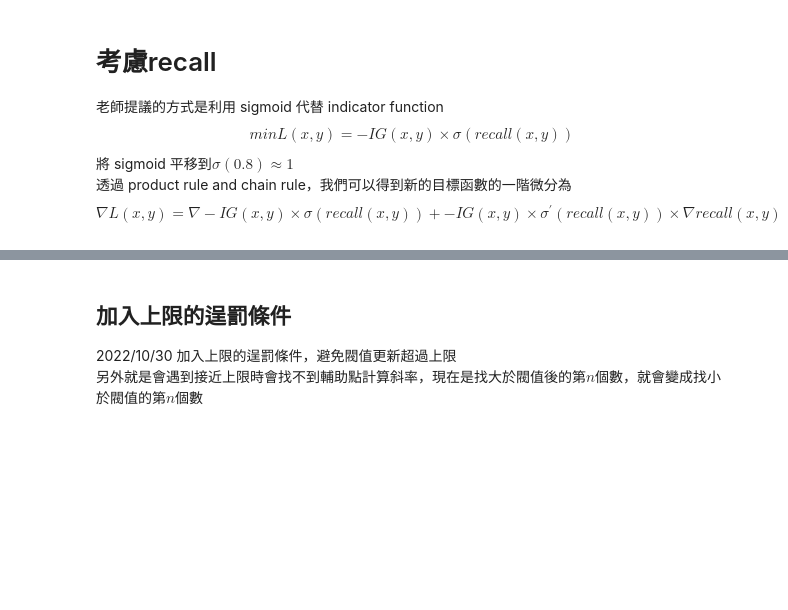
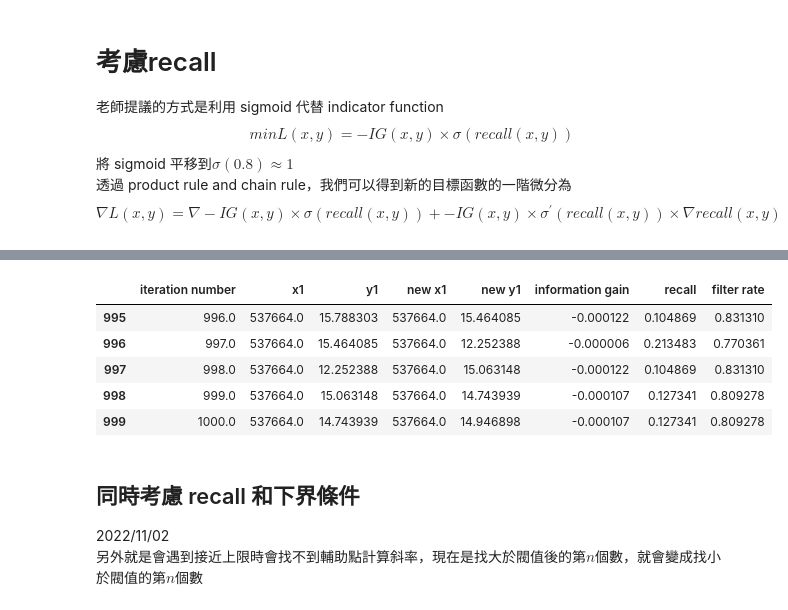
Before and after one commit to eason758/MetaEdge, a Jupyter notebook: 20221013牛頓法.ipynb, the cells around one changed output, grey strips where cells are left out. Drawn from its saved outputs; the diff is of its cells as text; code cells hidden in the pictures; blank space fills up the shorter version.

```diff
--- a/20221013牛頓法.ipynb
+++ b/20221013牛頓法.ipynb
@@ -656,3 +546,28 @@ def gradientRecall(point, x_name, y_name, data):
+# %%
+def gradientRecall(point, x_name, y_name, data):
+    x1 = float(point[0])
+    y1 = float(point[1])
+
+    if len(np.sort(np.unique(data.loc[data[x_name] > x1, x_name]), kind= 'stable')) > auxiliary_point_select_behind_x:
+        x2 = np.sort(np.unique(data.loc[data[x_name] > x1, x_name]), kind= 'stable')[auxiliary_point_select_behind_x]
+    else:
+        x2 = np.sort(np.unique(data.loc[data[x_name] < x1, x_name]), kind= 'stable')[-auxiliary_point_select_behind_x]
+
+    if len(np.sort(np.unique(data.loc[data[y_name] > y1, y_name]), kind= 'stable')) > auxiliary_point_select_behind_y:
+        y2 = np.sort(np.unique(data.loc[data[y_name] > y1, y_name]), kind= 'stable')[auxiliary_point_select_behind_y]
+    else:
+        y2 = np.sort(np.unique(data.loc[data[y_name] < y1, y_name]), kind= 'stable')[-auxiliary_point_select_behind_y]
+
+    delta_x = x2 - x1
+    delta_y = y2 - y1
+
+    z = Recall(point, x_name, y_name, data)
+    z_delta_x = Recall(np.array([[x2], [y1]]), x_name, y_name, data)
+    z_delta_y = Recall(np.array([[x1], [y2]]), x_name, y_name, data)
+
+    grad = np.array([[(z_delta_x - z) / delta_x], [(z_delta_y - z) / delta_y]])
+
+    return grad
 # %%
 def sigmoid(x):
     return 1.0 / (1 + np.exp(-(sigmoid_b + sigmoid_w * x)))
@@ -774,5 +677,13 @@ IndexError: index 3 is out of bounds for axis 0 with size 0
+# %%
+results.tail()
+# %% [output]
+|  | iteration number | x1 | y1 | new x1 | new y1 | information gain | recall | filter rate |
+| 995 | 996.0 | 537664.0 | 15.788303 | 537664.0 | 15.464085 | -0.000122 | 0.104869 | 0.831310 |
+| 996 | 997.0 | 537664.0 | 15.464085 | 537664.0 | 12.252388 | -0.000006 | 0.213483 | 0.770361 |
+| 997 | 998.0 | 537664.0 | 12.252388 | 537664.0 | 15.063148 | -0.000122 | 0.104869 | 0.831310 |
+| 998 | 999.0 | 537664.0 | 15.063148 | 537664.0 | 14.743939 | -0.000107 | 0.127341 | 0.809278 |
+| 999 | 1000.0 | 537664.0 | 14.743939 | 537664.0 | 14.946898 | -0.000107 | 0.127341 | 0.809278 |
 # %% [markdown]
-## 加入上限的逞罰條件
-2022/10/30
-加入上限的逞罰條件，避免閥值更新超過上限 <br>
+## 同時考慮 recall 和下界條件
+2022/11/02 <br>
 另外就是會遇到接近上限時會找不到輔助點計算斜率，現在是找大於閥值後的第$n$個數，就會變成找小於閥值的第$n$個數
```
Also changed, not shown: parts of 24 cells of this notebook, 1 other file.
